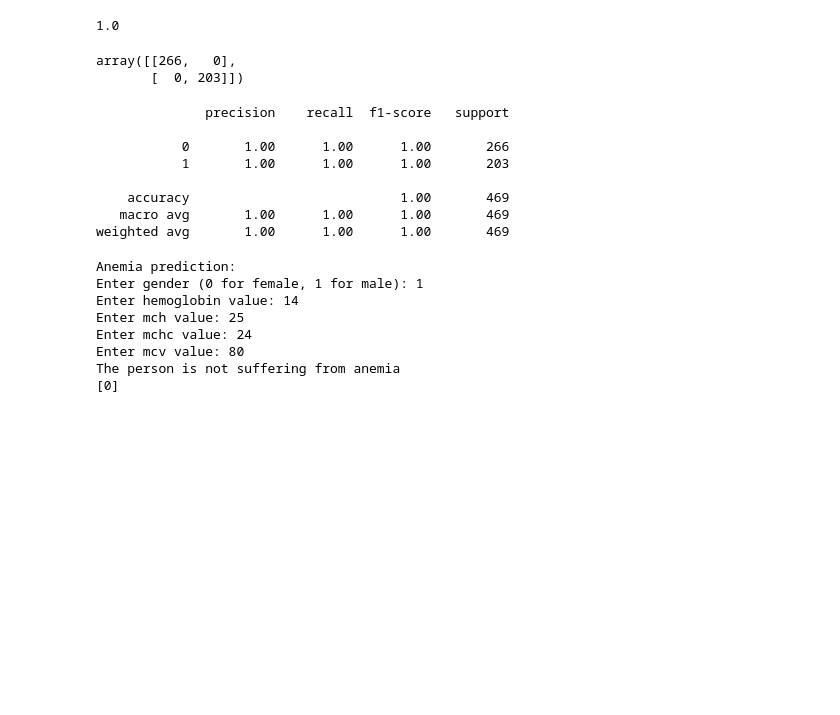
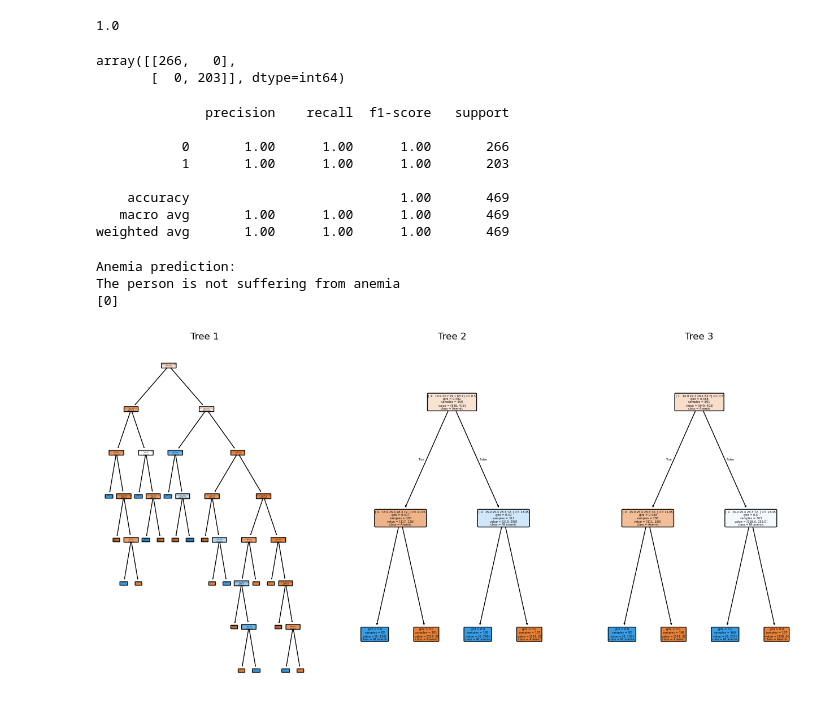
Before and after one commit to sudarshanaghade/anemia_prediction, a Jupyter notebook: anemia.ipynb, the cells around one changed output. Drawn from its saved outputs; the diff is of its cells as text; code cells hidden in the pictures; blank space fills up the shorter version.

```diff
--- a/anemia.ipynb
+++ b/anemia.ipynb
@@ -10,3 +8,5 @@ data = pd.read_csv("/content/drive/MyDrive/Anemia(HB) Project/anemia.csv")
+# %%
+data = pd.read_csv(r"C:\Users\krush\Downloads\archive (2)\anemia.csv")
 # %%
 data.head()
 # %% [output]
@@ -145,7 +117,7 @@ from sklearn.metrics import confusion_matrix
 confusion_matrix(ytest,y_pred)
 # %% [output]
 array([[266,   0],
-       [  0, 203]])
+       [  0, 203]], dtype=int64)
 # %%
 from sklearn.metrics import classification_report
 print(classification_report(ytest, y_pred))
@@ -174,10 +146,16 @@ else:
 print(prediction)
 # %% [output]
 Anemia prediction:
-Enter gender (0 for female, 1 for male): 1
-Enter hemoglobin value: 14
-Enter mch value: 25
-Enter mchc value: 24
-Enter mcv value: 80
 The person is not suffering from anemia
 [0]
+# %%
+import matplotlib.pyplot as plt
+from sklearn.tree import plot_tree
+plt.figure(figsize=(16, 8))
+for i, tree_in_forest in enumerate(model.estimators_[:3]):  # Plot the first 3 trees
+    plt.subplot(1, 3, i + 1)
+    plot_tree(tree_in_forest, feature_names=x, class_names=['Anemic', 'Nt anemic'], filled=True, rounded=True)
+    plt.title(f"Tree {i + 1}")
+plt.show()
+# %% [output]
+[figure, added]
```
Also changed, not shown: parts of 2 cells of this notebook.
